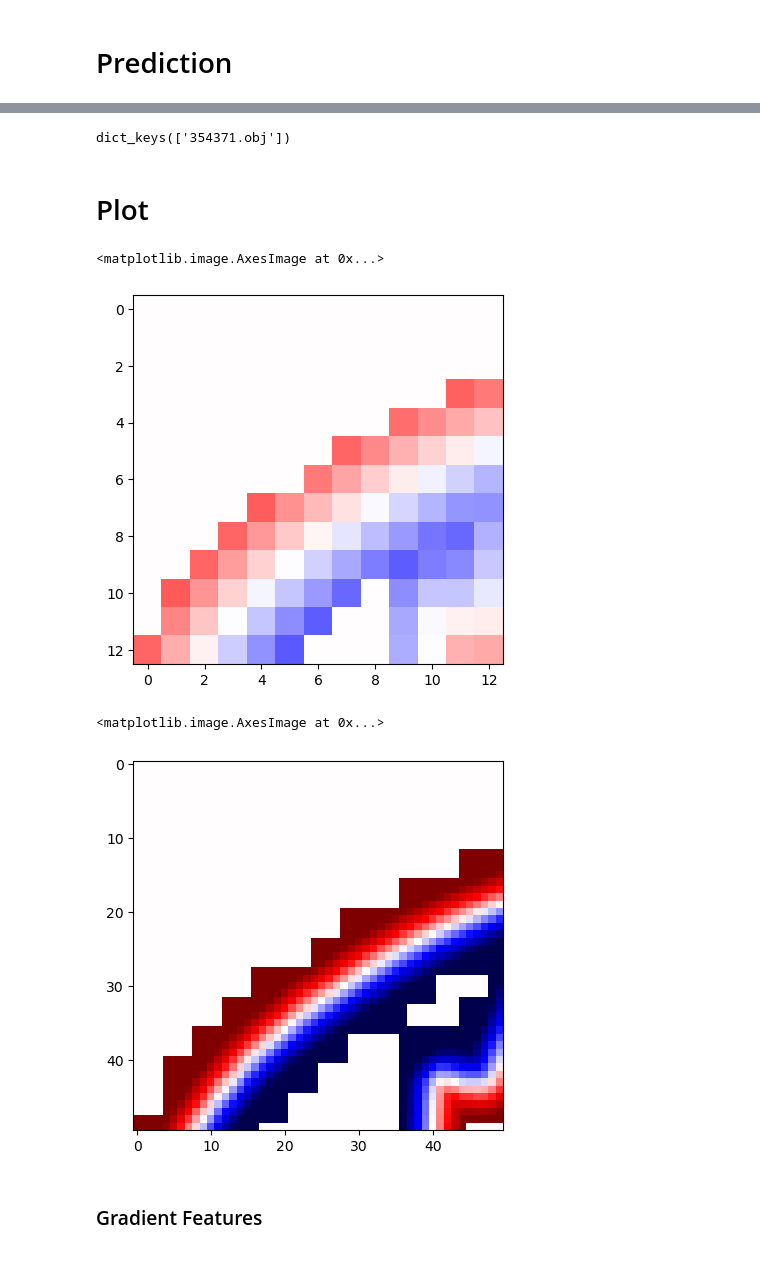
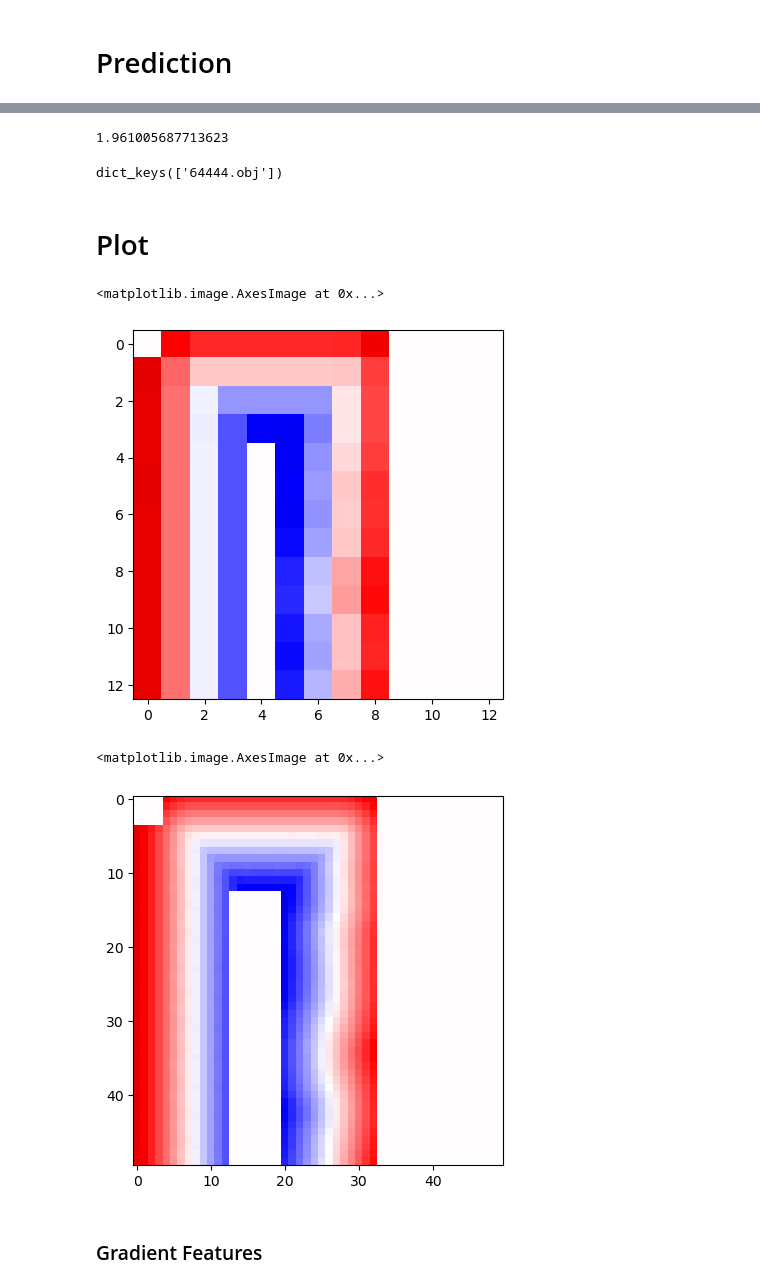
Before and after one commit to Sagar160/SSU, a Jupyter notebook: demo/demo_nissim.ipynb, the cells around one changed output, grey strips where cells are left out. Drawn from its saved outputs; the diff is of its cells as text; code cells hidden in the pictures.

```diff
--- a/demo/demo_nissim.ipynb
+++ b/demo/demo_nissim.ipynb
@@ -101,5 +101,6 @@ def sdf_from_mesh(mesh_path: str, grid_n: int):
 path = '../run/data/model_weights.pth'
 gt_dir = '../../data/GT_thingi'
 file_names = os.listdir(gt_dir)[:1]
+file_names = ['64444.obj']
 dataset_grids = [65] # [33, 65, 129] we can test on multiple grids
-upsample_factors = {65: 4, 33:4} # upsample 65 to 257
+upsample_factors = {129:4, 65: 4, 33:4} # upsample 65 to 257
@@ -268,6 +273,8 @@ class DataLoader():
 # %% [markdown]
 # Prediction
 # %%
+import time
+
 def predict(sdf_scaling,
                 input_size,
                 upsample_factor,
@@ -353,6 +360,7 @@ def get_predictions(test_loader,
     with torch.no_grad():
         for batch in tqdm(test_loader, desc='Testing'):
             for mini_batch in batch:
+
                 (obj_name, input_size, vdb_inputs, new_features) = mini_batch
                 sdf_scaling_value = (input_size-1)*2+1
                 upsample_factor = upsample_factor_dict[input_size]
@@ -361,7 +369,7 @@ def get_predictions(test_loader,
 
                 torch.cuda.empty_cache()
                 gc.collect()
-
+                t0 = time.time()
                 # predictions
                 vdb_up_tensor = predict(sdf_scaling_value,
                                                         input_size,
@@ -369,7 +377,7 @@ def get_predictions(test_loader,
                                                         vdb_inputs,
                                                         new_features,
                                                         model)
-
+                print(time.time() - t0)
                 predictions_dict[obj_name] = {input_size: vdb_up_tensor}
     return predictions_dict
 # %%
@@ -385,21 +393,23 @@ Warning: readOBJ() ignored non-comment line 1:
 predictions_dict = get_predictions(test_loader=dataloader,
                     upsample_factor_dict=upsample_factors,
                     model=model)
+# %% [output]
+1.961005687713623
 # %%
 predictions_dict.keys()
 # %% [output]
-dict_keys(['354371.obj'])
+dict_keys(['64444.obj'])
 # %% [markdown]
 # Plot
 # %%
-up_vdb = predictions_dict['354371.obj'][65]
+up_vdb = predictions_dict[file_names[0]][65]
 
 out_size = 257
 # %%
 sdf = np.zeros((out_size, out_size, out_size))
 sdf[*up_vdb.ijk.jdata.T.cpu().detach().numpy()] = up_vdb.jdata.flatten()
 # %%
-plt.imshow(sdf[128, 50:100, 50:100][::4, ::4], vmin=-0.1, vmax=0.1, cmap='seismic')
+plt.imshow(sdf[128, 50:100, 50:100][::4, ::4], vmin=-0.05, vmax=0.05, cmap='seismic')
 # %% [output]
 <matplotlib.image.AxesImage at 0x...>
-[figure, old version]
+[figure, new version]
@@ -409,5 +416,5 @@ plt.imshow(sdf[128, 50:100, 50:100][::4, ::4], vmin=-0.1, vmax=0.1, cmap='seismi
 # %%
-plt.imshow(sdf[128, 50:100, 50:100], vmin=-1/65, vmax=1/65, cmap='seismic')
+plt.imshow(sdf[128, 50:100, 50:100], vmin=-.05, vmax=.05, cmap='seismic')
 # %% [output]
 <matplotlib.image.AxesImage at 0x...>
-[figure, old version]
+[figure, new version]
```
Also changed, not shown: parts of 26 cells of this notebook.
